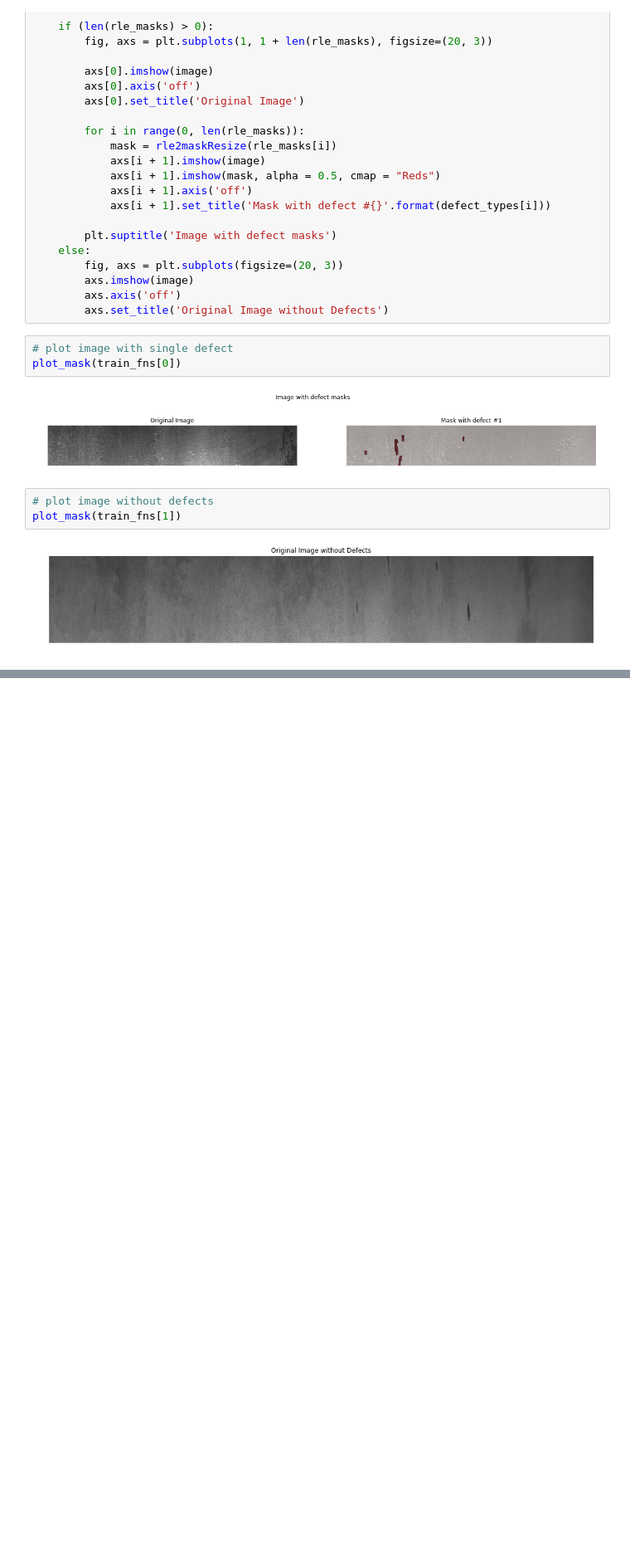
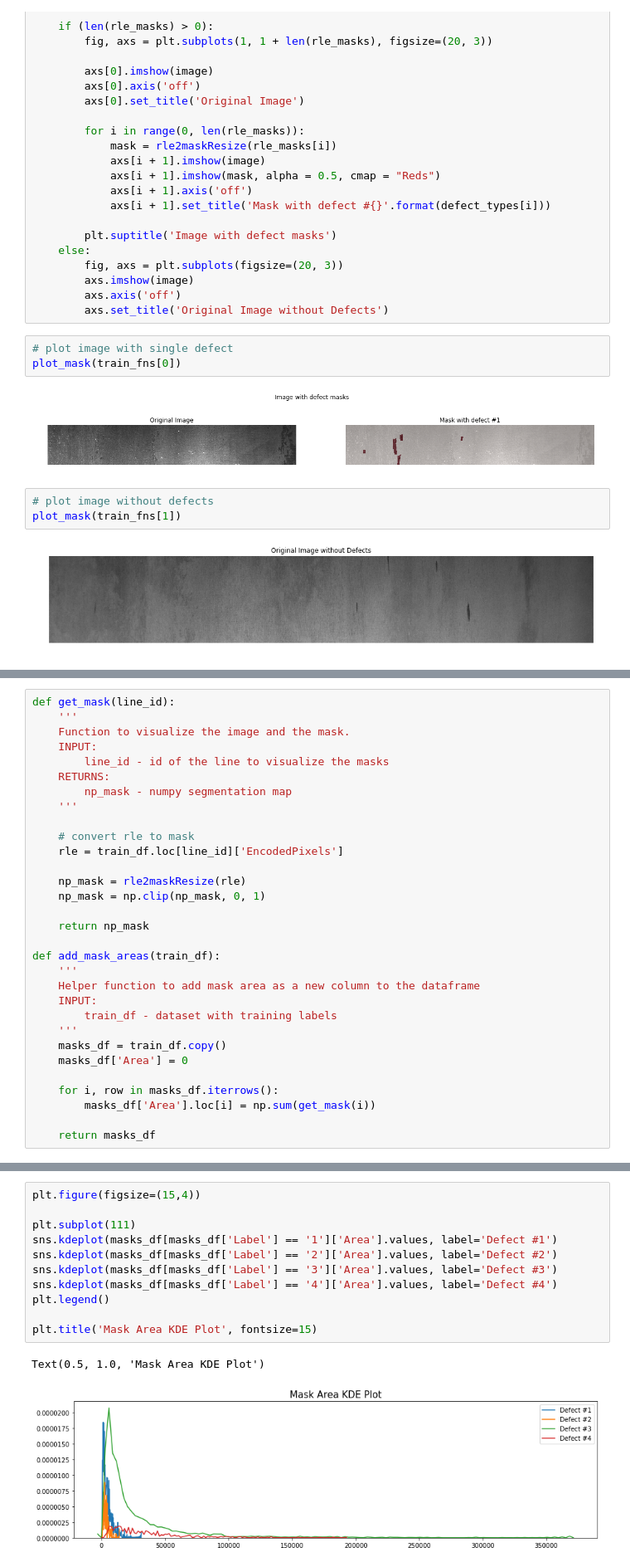
Before and after one commit to Lexie88rus/steel_defect_detection, a Jupyter notebook: steel_defect_detection_EDA.ipynb, the cells around one changed output, grey strips where cells are left out. Shown at 83% size. Saved outputs shown, nothing was run; the diff lists cells and outputs as text; blank space fills up the shorter version.

```diff
--- a/steel_defect_detection_EDA.ipynb
+++ b/steel_defect_detection_EDA.ipynb
@@ -340,0 +344,31 @@ for image_code in train_df.Image.unique():
+# %%
+def get_mask(line_id):
+    '''
+    Function to visualize the image and the mask.
+    INPUT:
+        line_id - id of the line to visualize the masks
+    RETURNS:
+        np_mask - numpy segmentation map
+    '''
+
+    # convert rle to mask
+    rle = train_df.loc[line_id]['EncodedPixels']
+
+    np_mask = rle2maskResize(rle)
+    np_mask = np.clip(np_mask, 0, 1)
+
+    return np_mask
+
+def add_mask_areas(train_df):
+    '''
+    Helper function to add mask area as a new column to the dataframe
+    INPUT:
+        train_df - dataset with training labels
+    '''
+    masks_df = train_df.copy()
+    masks_df['Area'] = 0
+
+    for i, row in masks_df.iterrows():
+        masks_df['Area'].loc[i] = np.sum(get_mask(i))
+
+    return masks_df
@@ -340,0 +405,14 @@ for image_code in train_df.Image.unique():
+# %%
+plt.figure(figsize=(15,4))
+
+plt.subplot(111)
+sns.kdeplot(masks_df[masks_df['Label'] == '1']['Area'].values, label='Defect #1')
+sns.kdeplot(masks_df[masks_df['Label'] == '2']['Area'].values, label='Defect #2')
+sns.kdeplot(masks_df[masks_df['Label'] == '3']['Area'].values, label='Defect #3')
+sns.kdeplot(masks_df[masks_df['Label'] == '4']['Area'].values, label='Defect #4')
+plt.legend()
+
+plt.title('Mask Area KDE Plot', fontsize=15)
+# %% [output]
+Text(0.5, 1.0, 'Mask Area KDE Plot')
+[figure, added]
```
Also changed, not shown: parts of 6 cells of this notebook.
